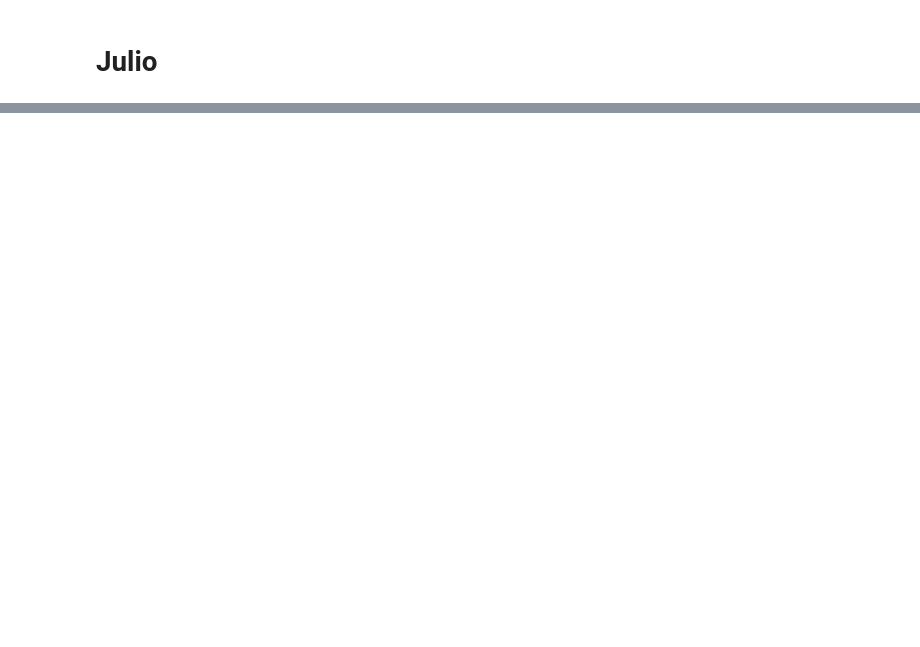
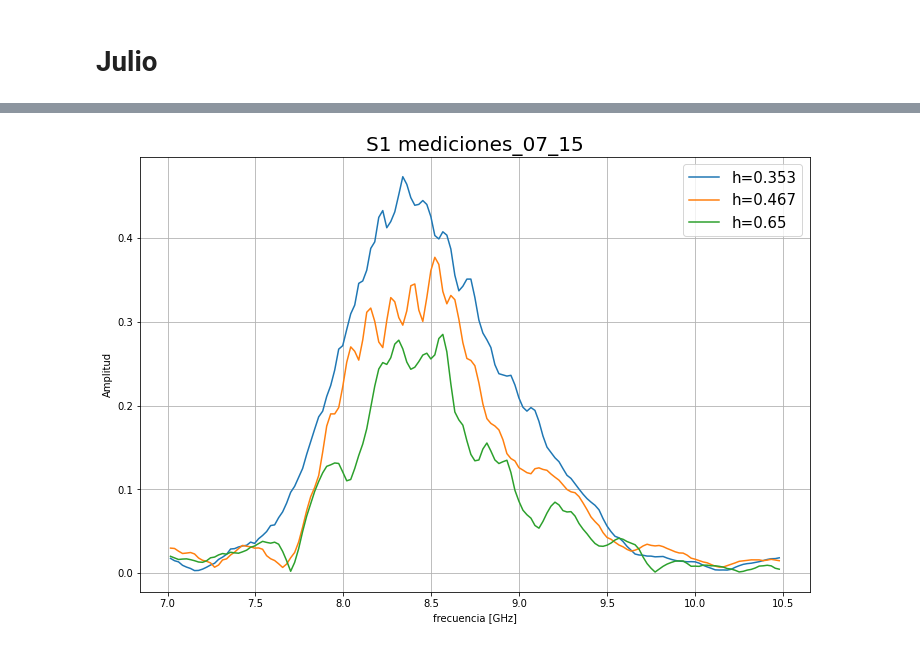
Before and after one commit to Coraline-github/tesis, a Jupyter notebook: señales.ipynb, the cells around one changed output, grey strips where cells are left out. Saved outputs shown, nothing was run; the diff lists cells and outputs as text; code cells hidden in the pictures; blank space fills up the shorter version.

Commit message:
analisis IAFE 1/09
continuacion de analisis y carga de señales. falta terminar mediciones de agosto

```diff
--- a/señales.ipynb
+++ b/señales.ipynb
@@ -315,7 +273,7 @@ if np.array_equal(f1,f2) == True:
 
 
 S2_jun_fft = np.zeros((len(h2_jun),len(f2)),dtype=complex)
-for j in range(len(h2_may)):
+for j in range(len(h2_jun)):
     S = S2_jun[j,:,:,:]
     S2_jun_fft[j,:] = transformada(S,fc,Nfft,Ts)[1]
 
@@ -326,5 +284,6 @@ plt.grid()
 plt.legend(loc="best",fontsize=15)
 plt.xlabel('frecuencia [GHz]')
 plt.ylabel('Amplitud')
+# plt.ylim(-0.05,0.6)
 plt.title('S2 '+date[1],fontsize=20)
 # plt.savefig(os.path.join('graficos','S2_junio.png'))
@@ -476,0 +378,16 @@ else:
+# %%
+print('-----')
+print('S1-julio')
+print('-----')
+h1_jul, S1_jul = check_import(path[2], 'S1', portadora)
+print('-----')
+print('S2-julio')
+print('-----')
+h2_jul, S2_jul = check_import(path[2], 'S2', portadora)
+
+#los d son todos iguales (1.8-3m)
+d1 = S1_jul[0,0,:,0]
+d2 = S2_jul[0,0,:,0]
+
+if np.array_equal(d1,d2) == True:
+    d = d1
@@ -476,0 +412,32 @@ else:
+# %%
+#------------------------------------
+#transformada
+#------------------------------------
+#funcion: transformada(señal,fc,Nfft,Ts,name)
+'''
+
+'''
+#la frecuencia depende de Nfft y ademas la estoy cortando, asi
+#que es igual para todas
+f1 = transformada(S1_jul[0,:,:,:],fc,Nfft,Ts)[0]
+
+#-------------------------MAYO----------------------------
+S1_jul_fft = np.zeros((len(h1_jul),len(f1)),dtype=complex)
+for j in range(len(h1_jul)):
+    S = S1_jul[j,:,:,:]
+    S1_jul_fft[j,:] = transformada(S,fc,Nfft,Ts)[1]
+
+# print(S1_may_fft)
+
+plt.figure(figsize=(12,8))
+for i in range(len(h1_jul)):
+    plt.plot(f1,np.abs(S1_jul_fft[i,:]),label='h='+str(h1_jul[i]))
+plt.grid()
+plt.legend(loc="best",fontsize=15)
+plt.xlabel('frecuencia [GHz]')
+plt.ylabel('Amplitud')
+# plt.ylim(-0.05,0.6)
+plt.title('S1 '+date[2],fontsize=20)
+# plt.savefig(os.path.join('graficos','S1_julio.png'))
+# %% [output]
+[figure, added]
```
Also changed, not shown: parts of 31 cells of this notebook, 11 other files.
